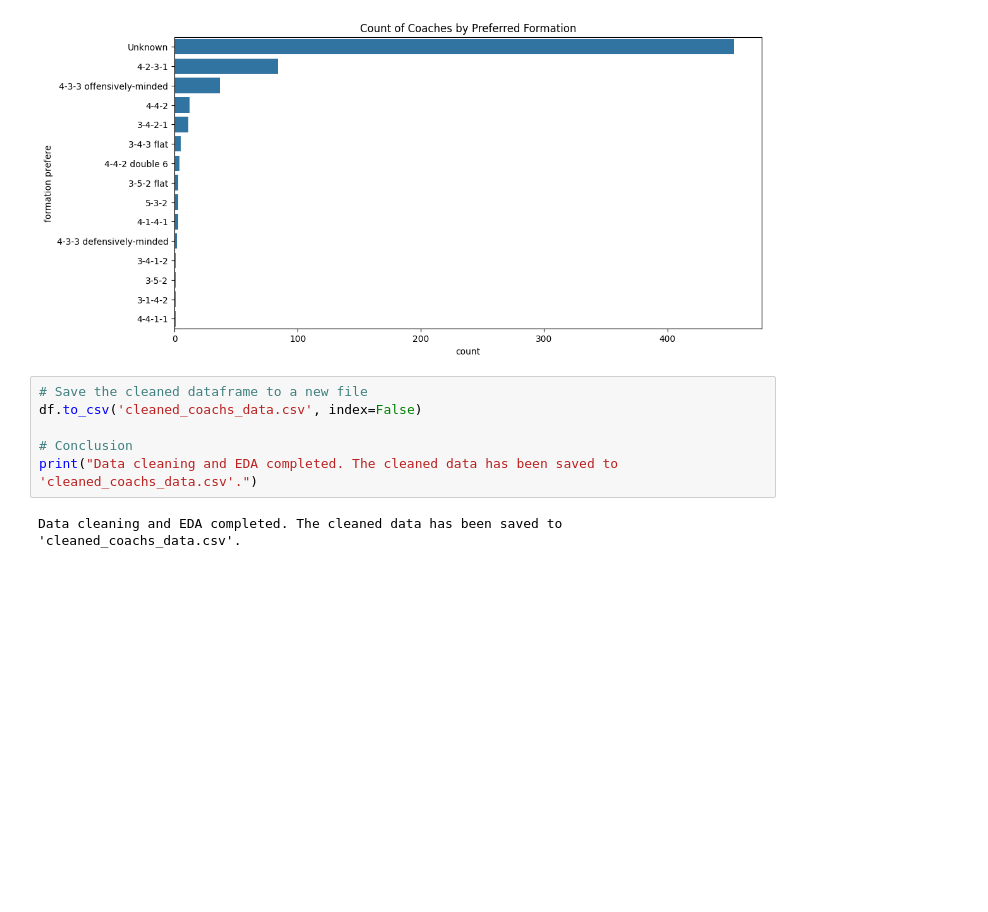
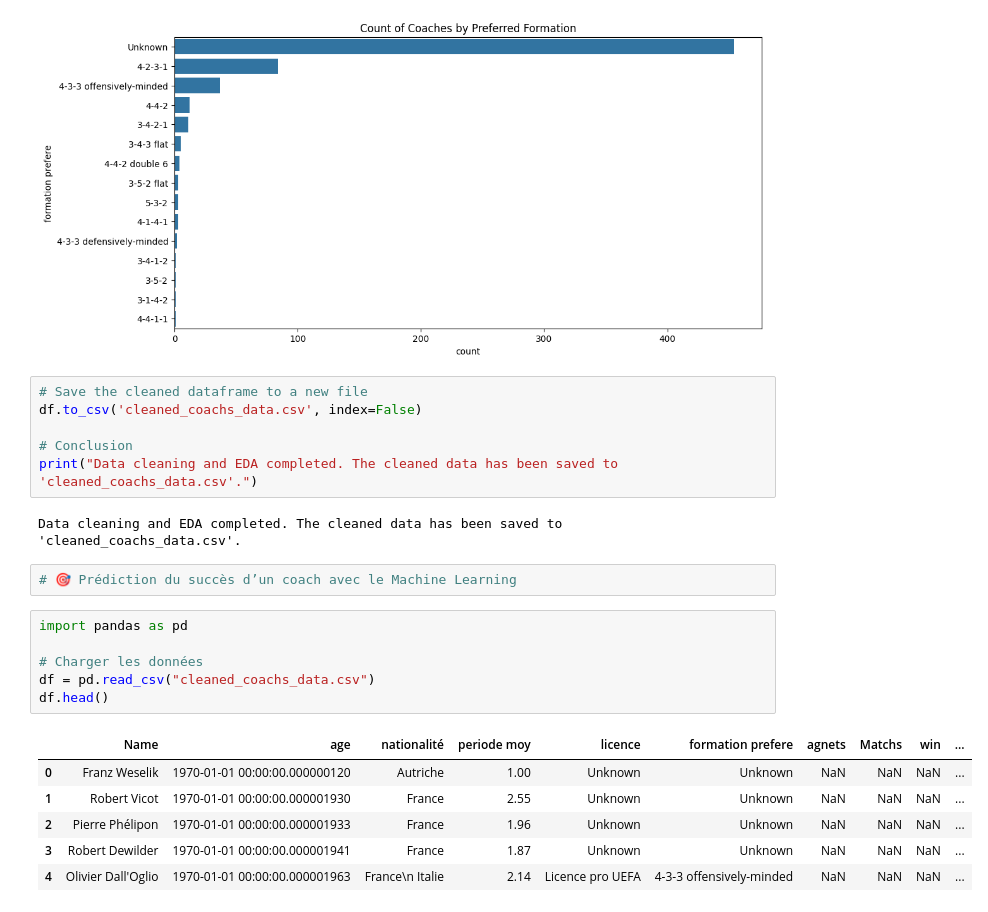
Before and after one commit to ZahraZellazi/TacTicSense_4DS9, a Jupyter notebook: coachs.ipynb, the cells around one changed output. Cells and saved outputs as stored; diff of their text form; blank space fills up the shorter version.

```diff
--- a/coachs.ipynb
+++ b/coachs.ipynb
@@ -401,3 +401,18 @@ df.to_csv('cleaned_coachs_data.csv', index=False)
 print("Data cleaning and EDA completed. The cleaned data has been saved to 'cleaned_coachs_data.csv'.")
 # %% [output]
 Data cleaning and EDA completed. The cleaned data has been saved to 'cleaned_coachs_data.csv'.
+# %%
+# 🎯 Prédiction du succès d’un coach avec le Machine Learning
+# %%
+import pandas as pd
+
+# Charger les données
+df = pd.read_csv("cleaned_coachs_data.csv")
+df.head()
+# %% [output]
+|  | Name | age | nationalité | periode moy | licence | formation prefere | agnets | Matchs | win | ... |
+| 0 | Franz Weselik | 1970-01-01 00:00:00.000000120 | Autriche | 1.00 | Unknown | Unknown | NaN | NaN | NaN | ... |
+| 1 | Robert Vicot | 1970-01-01 00:00:00.000001930 | France | 2.55 | Unknown | Unknown | NaN | NaN | NaN | ... |
+| 2 | Pierre Phélipon | 1970-01-01 00:00:00.000001933 | France | 1.96 | Unknown | Unknown | NaN | NaN | NaN | ... |
+| 3 | Robert Dewilder | 1970-01-01 00:00:00.000001941 | France | 1.87 | Unknown | Unknown | NaN | NaN | NaN | ... |
+| 4 | Olivier Dall'Oglio | 1970-01-01 00:00:00.000001963 | France\n Italie | 2.14 | Licence pro UEFA | 4-3-3 offensively-minded | NaN | NaN | NaN | ... |
```
Also changed, not shown: parts of 5 cells of this notebook.
